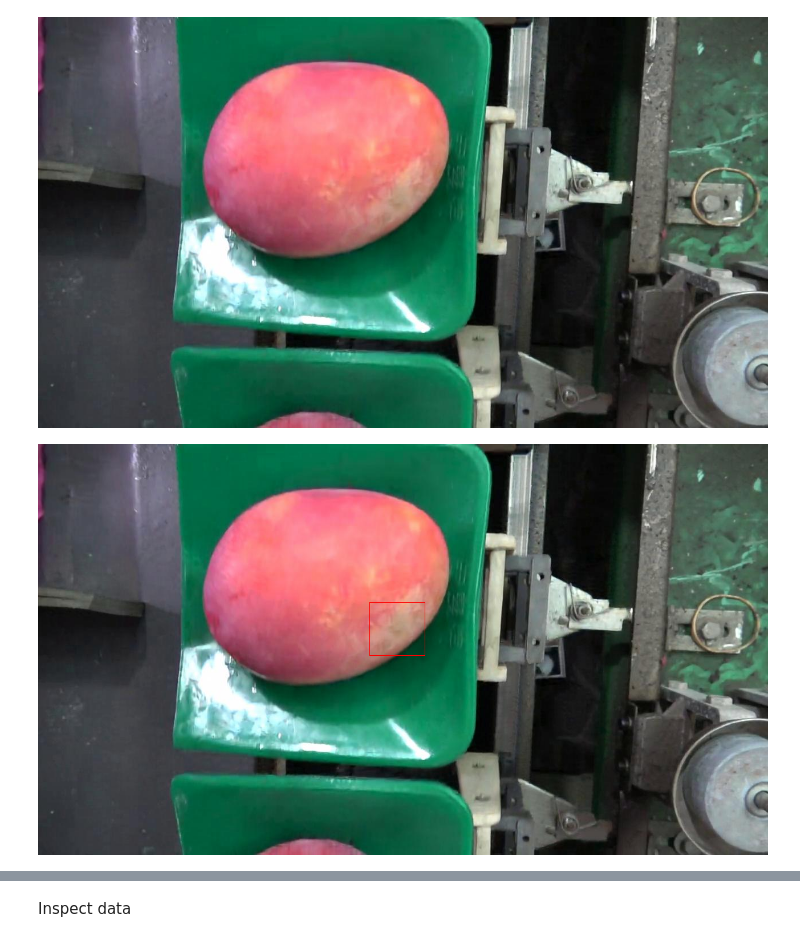
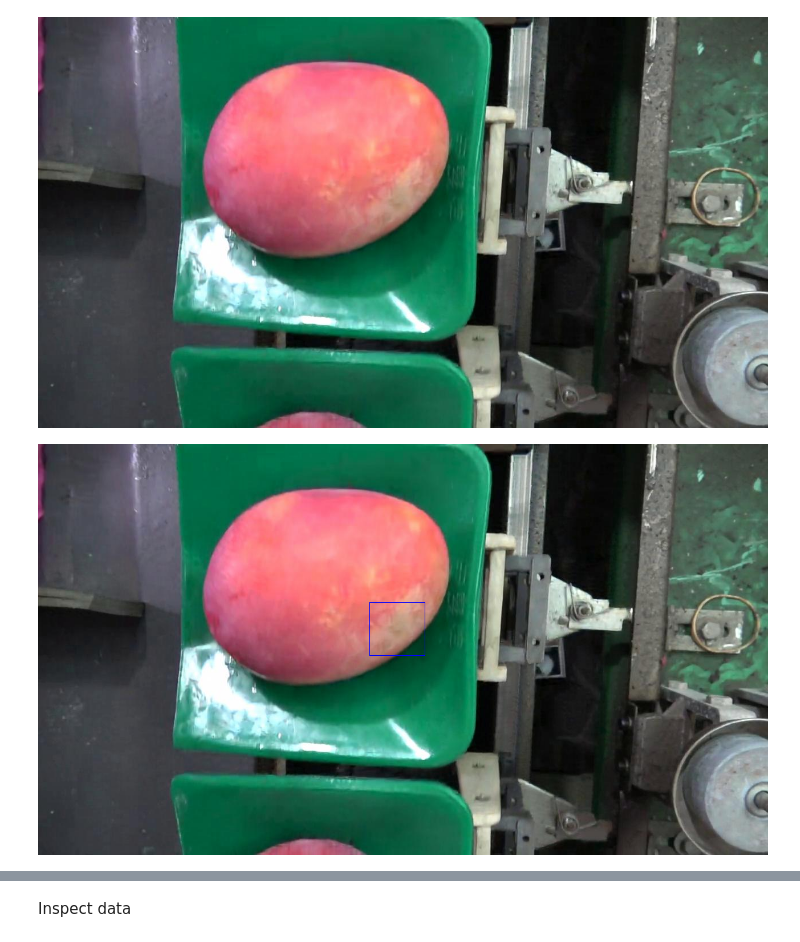
Before and after one commit to maglili/ai_cup-mango-faster_rcnn, a Jupyter notebook: ai_cup-mango-home.ipynb, the cells around one changed output, grey strips where cells are left out. Saved outputs shown, nothing was run; the diff lists cells and outputs as text; code cells hidden in the pictures.

```diff
--- a/ai_cup-mango-home.ipynb
+++ b/ai_cup-mango-home.ipynb
@@ -11,14 +11,14 @@ image
 # %%
 from PIL import ImageDraw
 xmin = 581
 ymin = 277
 xmax = xmin+97
 ymax = ymin+93
 draw = ImageDraw.Draw(image)
-draw.rectangle([(xmin, ymin), (xmax, ymax)], outline ="red")
+draw.rectangle([(xmin, ymin), (xmax, ymax)], outline ="blue")
 image
 # %% [output]
-[figure, old version]
+[figure, new version]
 # %%
 width, height = image.size
 print('Original image size:',width,'x',height)
```
Also changed, not shown: parts of 2 cells of this notebook.
